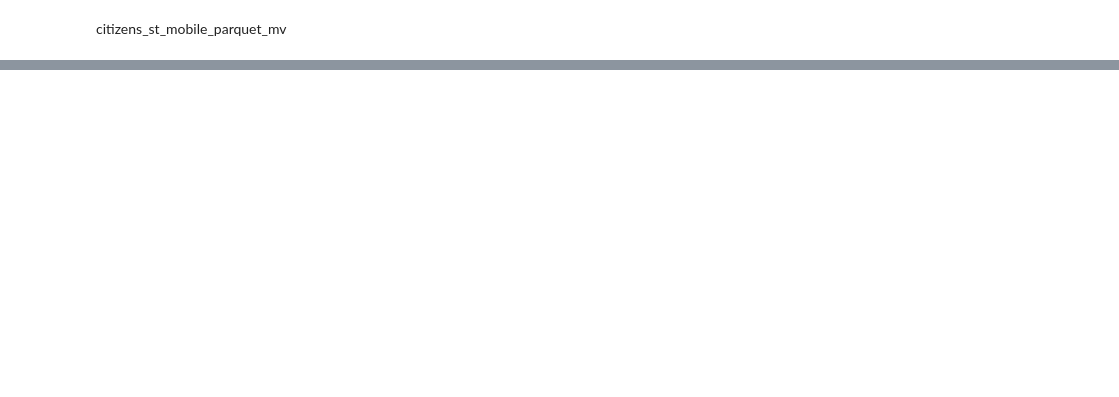
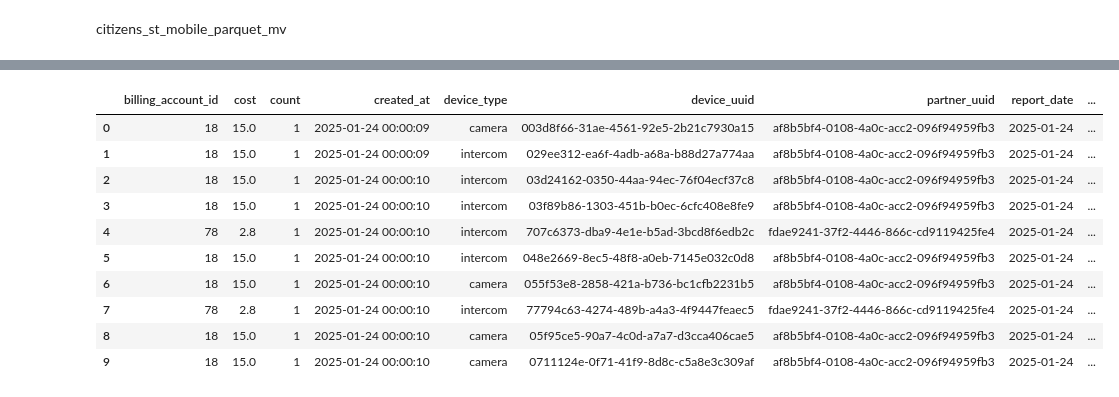
Before and after one commit to sputnik-systems/analytics, a Jupyter notebook: Clickhouse/table_remaking.ipynb, the cells around one changed output, grey strips where cells are left out. Drawn from its saved outputs; the diff is of its cells as text; code cells hidden in the pictures; blank space fills up the shorter version.

```diff
--- a/Clickhouse/table_remaking.ipynb
+++ b/Clickhouse/table_remaking.ipynb
@@ -197,0 +276,32 @@ ch.query_run(query_text)
+# %%
+query_text = """--sql
+SELECT
+   `billing_account_id`,
+    `cost`,
+    `count`,
+    `created_at`,
+    `device_type`,
+    `device_uuid`,
+    `partner_uuid`,
+    toDate(created_at) AS `report_date`,
+    `service`,
+    `state`,
+    `total`
+
+FROM db1.billing_orders_devices_dir_partner
+limit 10
+    """
+
+ch.query_run(query_text)
+# %% [output]
+|  | billing_account_id | cost | count | created_at | device_type | device_uuid | partner_uuid | report_date | ... |
+| 0 | 18 | 15.0 | 1 | 2025-01-24 00:00:09 | camera | 003d8f66-31ae-4561-92e5-2b21c7930a15 | af8b5bf4-0108-4a0c-acc2-096f94959fb3 | 2025-01-24 | ... |
+| 1 | 18 | 15.0 | 1 | 2025-01-24 00:00:09 | intercom | 029ee312-ea6f-4adb-a68a-b88d27a774aa | af8b5bf4-0108-4a0c-acc2-096f94959fb3 | 2025-01-24 | ... |
+| 2 | 18 | 15.0 | 1 | 2025-01-24 00:00:10 | intercom | 03d24162-0350-44aa-94ec-76f04ecf37c8 | af8b5bf4-0108-4a0c-acc2-096f94959fb3 | 2025-01-24 | ... |
+| 3 | 18 | 15.0 | 1 | 2025-01-24 00:00:10 | intercom | 03f89b86-1303-451b-b0ec-6cfc408e8fe9 | af8b5bf4-0108-4a0c-acc2-096f94959fb3 | 2025-01-24 | ... |
+| 4 | 78 | 2.8 | 1 | 2025-01-24 00:00:10 | intercom | 707c6373-dba9-4e1e-b5ad-3bcd8f6edb2c | fdae9241-37f2-4446-866c-cd9119425fe4 | 2025-01-24 | ... |
+| 5 | 18 | 15.0 | 1 | 2025-01-24 00:00:10 | intercom | 048e2669-8ec5-48f8-a0eb-7145e032c0d8 | af8b5bf4-0108-4a0c-acc2-096f94959fb3 | 2025-01-24 | ... |
+| 6 | 18 | 15.0 | 1 | 2025-01-24 00:00:10 | camera | 055f53e8-2858-421a-b736-bc1cfb2231b5 | af8b5bf4-0108-4a0c-acc2-096f94959fb3 | 2025-01-24 | ... |
+| 7 | 78 | 2.8 | 1 | 2025-01-24 00:00:10 | intercom | 77794c63-4274-489b-a4a3-4f9447feaec5 | fdae9241-37f2-4446-866c-cd9119425fe4 | 2025-01-24 | ... |
+| 8 | 18 | 15.0 | 1 | 2025-01-24 00:00:10 | camera | 05f95ce5-90a7-4c0d-a7a7-d3cca406cae5 | af8b5bf4-0108-4a0c-acc2-096f94959fb3 | 2025-01-24 | ... |
+| 9 | 18 | 15.0 | 1 | 2025-01-24 00:00:10 | camera | 0711124e-0f71-41f9-8d8c-c5a8e3c309af | af8b5bf4-0108-4a0c-acc2-096f94959fb3 | 2025-01-24 | ... |
```
Also changed, not shown: parts of 10 cells of this notebook, 8 other files.
